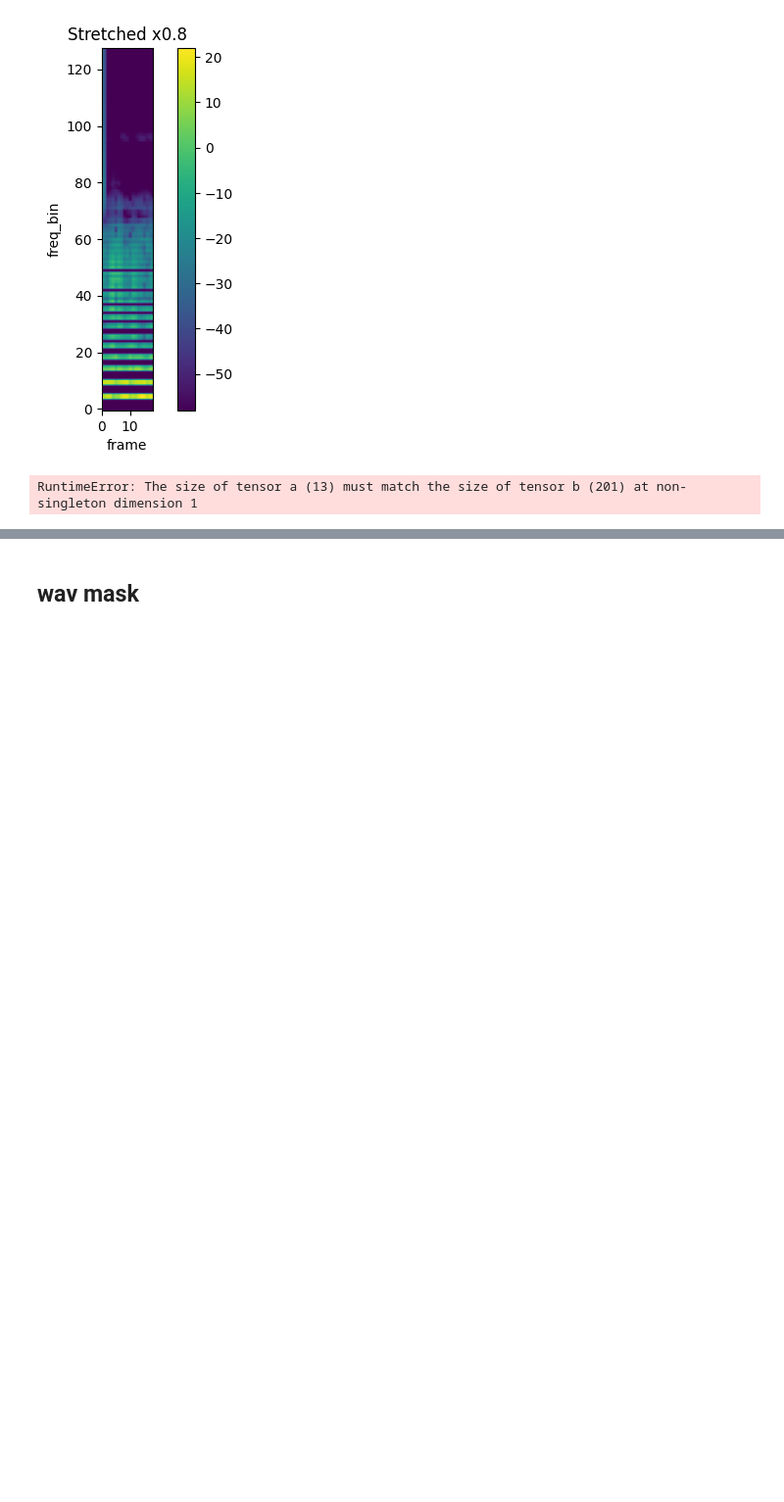
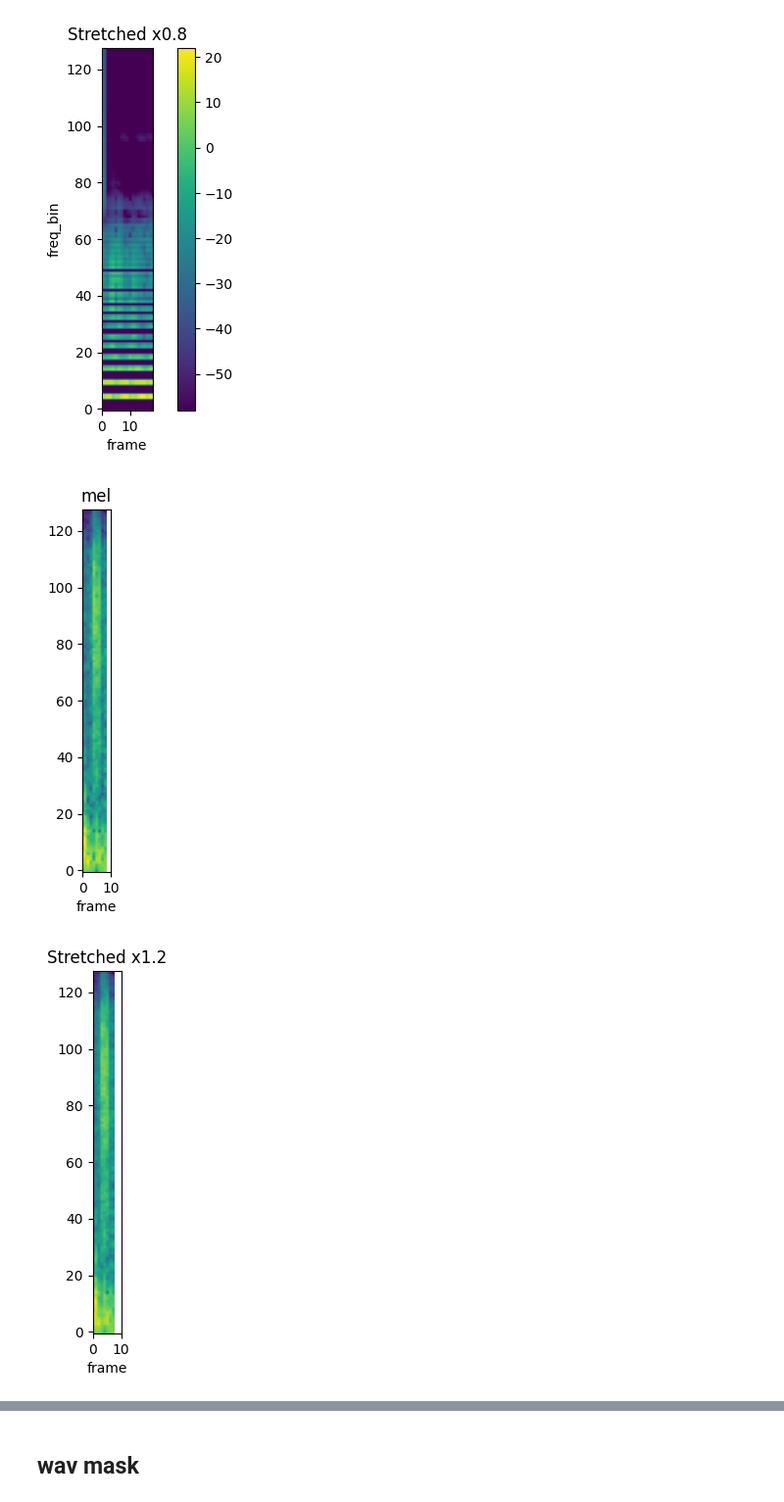
Before and after one commit to lsl198651/BEATs, a Jupyter notebook: BEATs_try.ipynb, the cells around one changed output, grey strips where cells are left out. Shown at 98% size. Drawn from its saved outputs; the diff is of its cells as text; code cells hidden in the pictures; blank space fills up the shorter version.

```diff
--- a/BEATs_try.ipynb
+++ b/BEATs_try.ipynb
@@ -668,50 +668,50 @@ plot_spectrogram(torch.abs(spec_[0]), title=f"Stretched x{rate}", aspect="equal"
 [figure]
 # %%
 import librosa
+import torch
+import torchaudio
+import torchaudio.transforms as T
 import matplotlib.pyplot as plt
 from torchaudio.utils import download_asset
 
-wav_path = r'D:\Shilong\murmur\03_circor_states\trainset\volume2\9979_AV_Systolic_1_Present_Holosystolic.wav_volume2.wav'
-wav_path2 = r'D:\Shilong\murmur\03_circor_states\trainset\present\9979_AV_Systolic_1_Present_Holosystolic.wav'
-
-
-
-
+SAMPLE_WAV_SPEECH_PATH = r"D:\Shilong\murmur\01_dataset\01_s1s2\Present\9979\9979_AV\9979_AV_s2+Diastolic_7_Absent_nan.wav"
 def get_spectrogram(
     n_fft=400,
     win_len=None,
     hop_len=None,
     power=2.0,
-    path=wav_path,
 ):
-    waveform, sr = torchaudio.load(path)
-    waveform = torchaudio.functional.resample(waveform, sr, 16000)
-    spectrogram = torchaudio.compliance.kaldi.spectrogram(waveform)
-    return spectrogram
+    waveform, _ = torchaudio.load(SAMPLE_WAV_SPEECH_PATH)
+    # waveform = torchaudio.transforms.Resample(4000, 16000)(waveform)
+    spectrogram = T.MelSpectrogram(
+        sample_rate=4000
+    )
+    return spectrogram(waveform)
 
 
 def plot_spectrogram(spec, title=None, ylabel="freq_bin", aspect="auto", xmax=None):
     fig, axs = plt.subplots(1, 1)
     axs.set_title(title or "Spectrogram (db)")
-    axs.set_ylabel(ylabel)
+    # axs.set_ylabel(ylabel)
     axs.set_xlabel("frame")
     im = axs.imshow(librosa.power_to_db(spec), origin="lower", aspect=aspect)
     if xmax:
         axs.set_xlim((0, xmax))
-    fig.colorbar(im, ax=axs)
+    # fig.colorbar(im, ax=axs)
     plt.show(block=False)
 
 spec = get_spectrogram(power=None)
-stretch = T.TimeStretch()
-xmax=20
+stretch = T.TimeStretch(n_freq=128)
+xmax=10
+plot_spectrogram(torch.abs(spec[0]), title="mel", aspect="equal", xmax=xmax)
+
 rate = 1.2
 spec_ = stretch(spec, rate)
 plot_spectrogram(torch.abs(spec_[0]), title=f"Stretched x{rate}", aspect="equal", xmax=xmax)
 
-plot_spectrogram(torch.abs(spec[0]), title="Original", aspect="equal", xmax=xmax)
-
-rate = 0.8
+rate = 0.9
 spec_ = stretch(spec, rate)
 plot_spectrogram(torch.abs(spec_[0]), title=f"Stretched x{rate}", aspect="equal", xmax=xmax)
 # %% [output]
-RuntimeError: The size of tensor a (13) must match the size of tensor b (201) at non-singleton dimension 1
+[figure, added]
+[figure, added]
```
Also changed, not shown: parts of 2 cells of this notebook, 6 other files.
